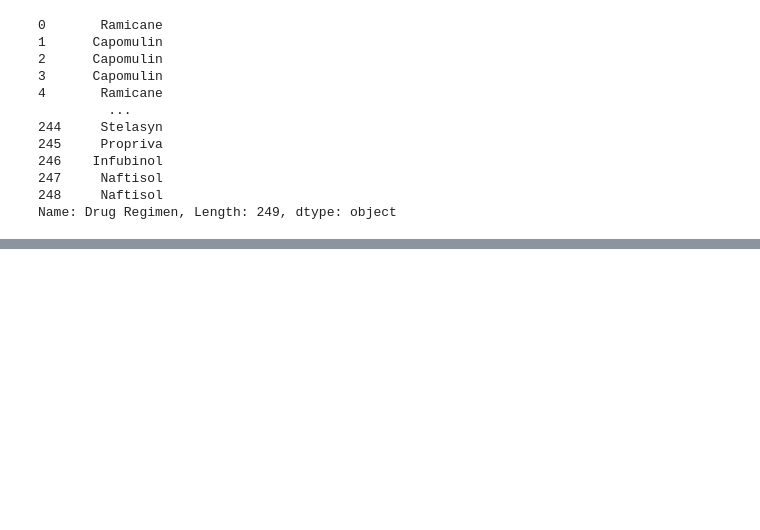
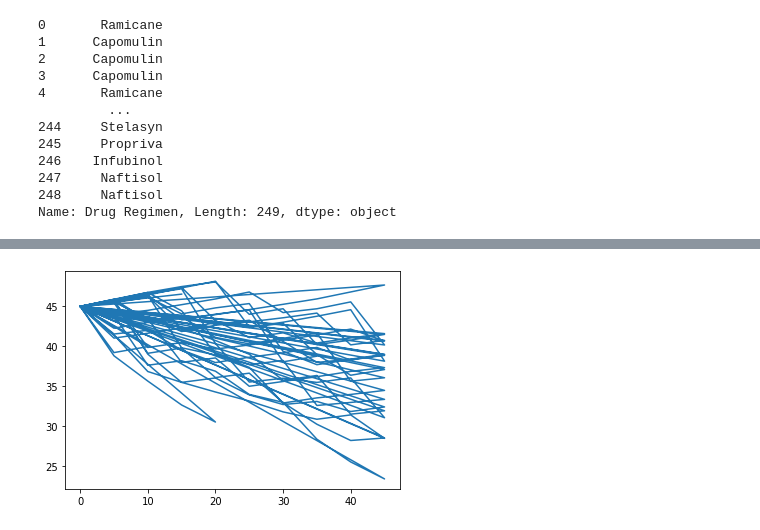
Before and after one commit to gotar1/Pymaceuticals, a Jupyter notebook: Pymaceuticals/pymaceuticals.ipynb, the cells around one changed output, grey strips where cells are left out. Drawn from its saved outputs; the diff is of its cells as text; code cells hidden in the pictures; blank space fills up the shorter version.

```diff
--- a/Pymaceuticals/pymaceuticals.ipynb
+++ b/Pymaceuticals/pymaceuticals.ipynb
@@ -219,0 +220,4 @@ AttributeError: 'int' object has no attribute 'quantile'
+# %%
+columns = ["Drug Regimen","Weight (g)",  "Timepoint", "Tumor Volume (mm3)"]
+line_plot_data = clean_combined_data.loc[clean_combined_data["Drug Regimen"] == "Capomulin", columns]
+line_plot_data
@@ -219,0 +238,5 @@ AttributeError: 'int' object has no attribute 'quantile'
+# %%
+plt.plot(line_plot_data['Timepoint'], line_plot_data['Tumor Volume (mm3)'])
+plt.show()
+# %% [output]
+[figure, added]
```
Also changed, not shown: parts of 10 cells of this notebook.
